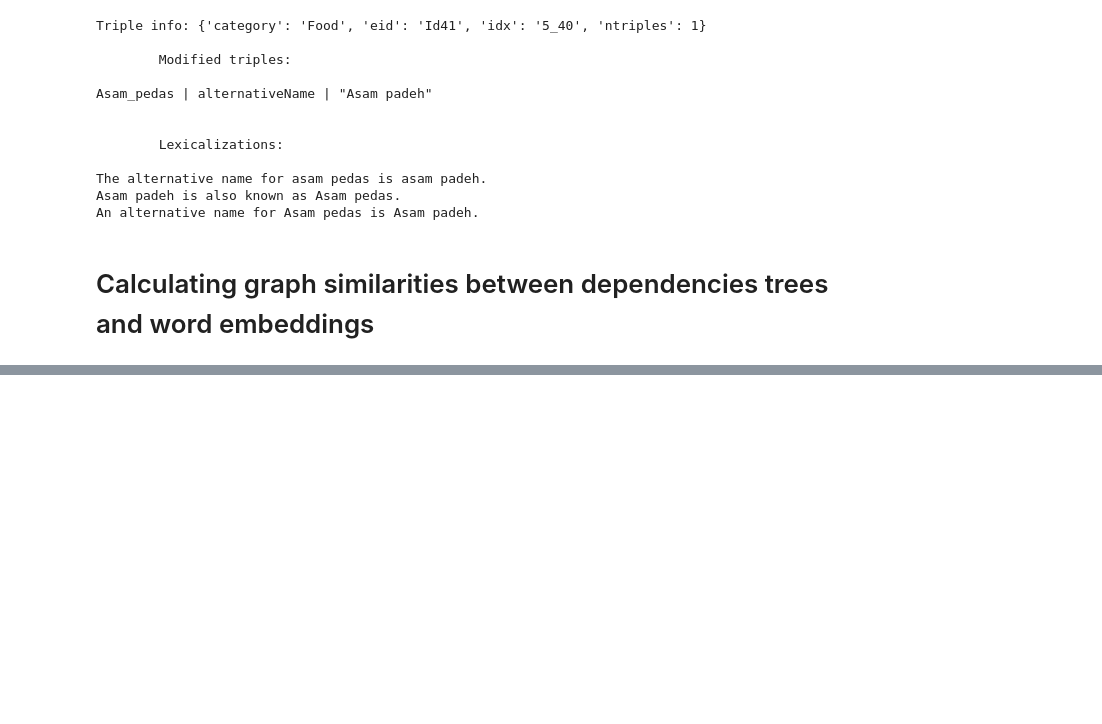
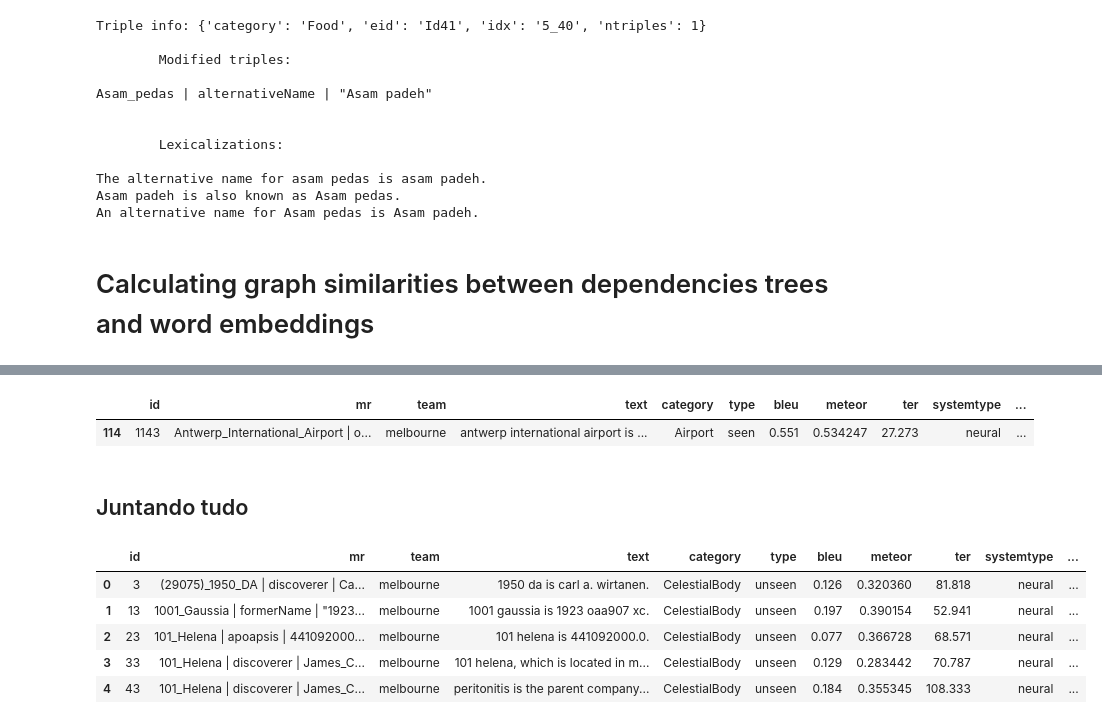
Before and after one commit to abevieiramota/challenge-webnlg, a Jupyter notebook: notebook/9 - Syntactic dependency text similarity.ipynb, the cells around one changed output, grey strips where cells are left out. Cells and saved outputs as stored; diff of their text form; code cells hidden in the pictures; blank space fills up the shorter version.

```diff
--- a/notebook/9 - Syntactic dependency text similarity.ipynb
+++ b/notebook/9 - Syntactic dependency text similarity.ipynb
@@ -206,0 +417,20 @@ Std: 3.4053955307056554
+# %%
+melbourn_scores = pd.merge(melbourn_scores, eid_mr)
+
+melbourn_scores[melbourn_scores.eid == 'Id18']
+# %% [output]
+|  | id | mr | team | text | category | type | bleu | meteor | ter | systemtype | ... |
+| 114 | 1143 | Antwerp_International_Airport | o... | melbourne | antwerp international airport is ... | Airport | seen | 0.551 | 0.534247 | 27.273 | neural | ... |
+# %% [markdown]
+## Juntando tudo
+# %%
+df = pd.merge(melbourn_scores, metric_scores)
+
+df.head()
+# %% [output]
+|  | id | mr | team | text | category | type | bleu | meteor | ter | systemtype | ... |
+| 0 | 3 | (29075)_1950_DA | discoverer | Ca... | melbourne | 1950 da is carl a. wirtanen. | CelestialBody | unseen | 0.126 | 0.320360 | 81.818 | neural | ... |
+| 1 | 13 | 1001_Gaussia | formerName | "1923... | melbourne | 1001 gaussia is 1923 oaa907 xc. | CelestialBody | unseen | 0.197 | 0.390154 | 52.941 | neural | ... |
+| 2 | 23 | 101_Helena | apoapsis | 441092000... | melbourne | 101 helena is 441092000.0. | CelestialBody | unseen | 0.077 | 0.366728 | 68.571 | neural | ... |
+| 3 | 33 | 101_Helena | discoverer | James_C... | melbourne | 101 helena, which is located in m... | CelestialBody | unseen | 0.129 | 0.283442 | 70.787 | neural | ... |
+| 4 | 43 | 101_Helena | discoverer | James_C... | melbourne | peritonitis is the parent company... | CelestialBody | unseen | 0.184 | 0.355345 | 108.333 | neural | ... |
```
Also changed, not shown: parts of 25 cells of this notebook, 1 other file.
